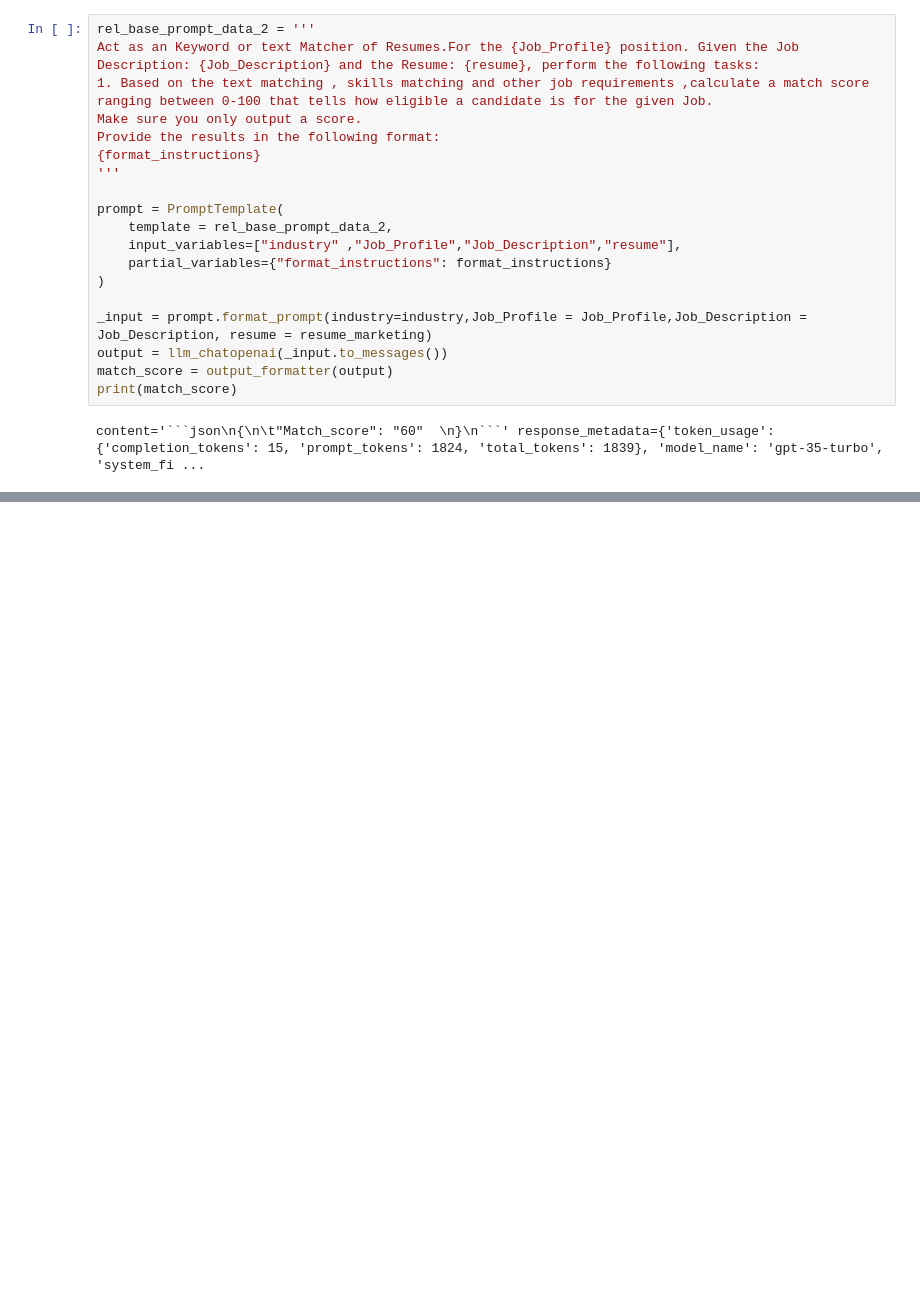
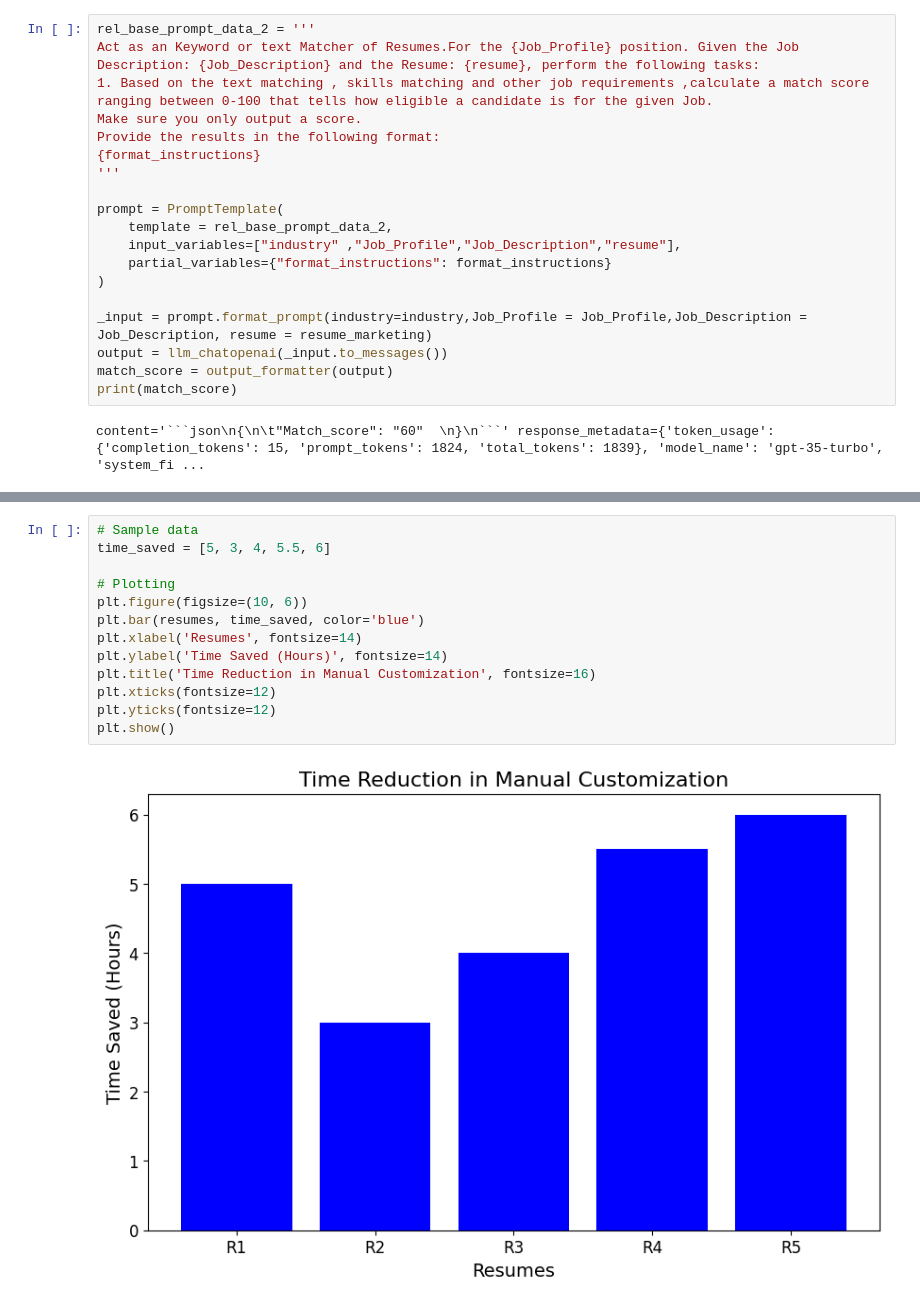
Before and after one commit to aviralwalia08/ResumeOptimizer, a Jupyter notebook: notebooks/Get_Top20Keywords.ipynb, the cells around one changed output, grey strips where cells are left out. Drawn from its saved outputs; the diff is of its cells as text; blank space fills up the shorter version.

```diff
--- a/notebooks/Get_Top20Keywords.ipynb
+++ b/notebooks/Get_Top20Keywords.ipynb
@@ -445,0 +527,15 @@ ModuleNotFoundError: No module named 'matplotlib'
+# %%
+# Sample data
+time_saved = [5, 3, 4, 5.5, 6]
+
+# Plotting
+plt.figure(figsize=(10, 6))
+plt.bar(resumes, time_saved, color='blue')
+plt.xlabel('Resumes', fontsize=14)
+plt.ylabel('Time Saved (Hours)', fontsize=14)
+plt.title('Time Reduction in Manual Customization', fontsize=16)
+plt.xticks(fontsize=12)
+plt.yticks(fontsize=12)
+plt.show()
+# %% [output]
+[figure, added]
```
Also changed, not shown: parts of 8 cells of this notebook, 2 other files.
